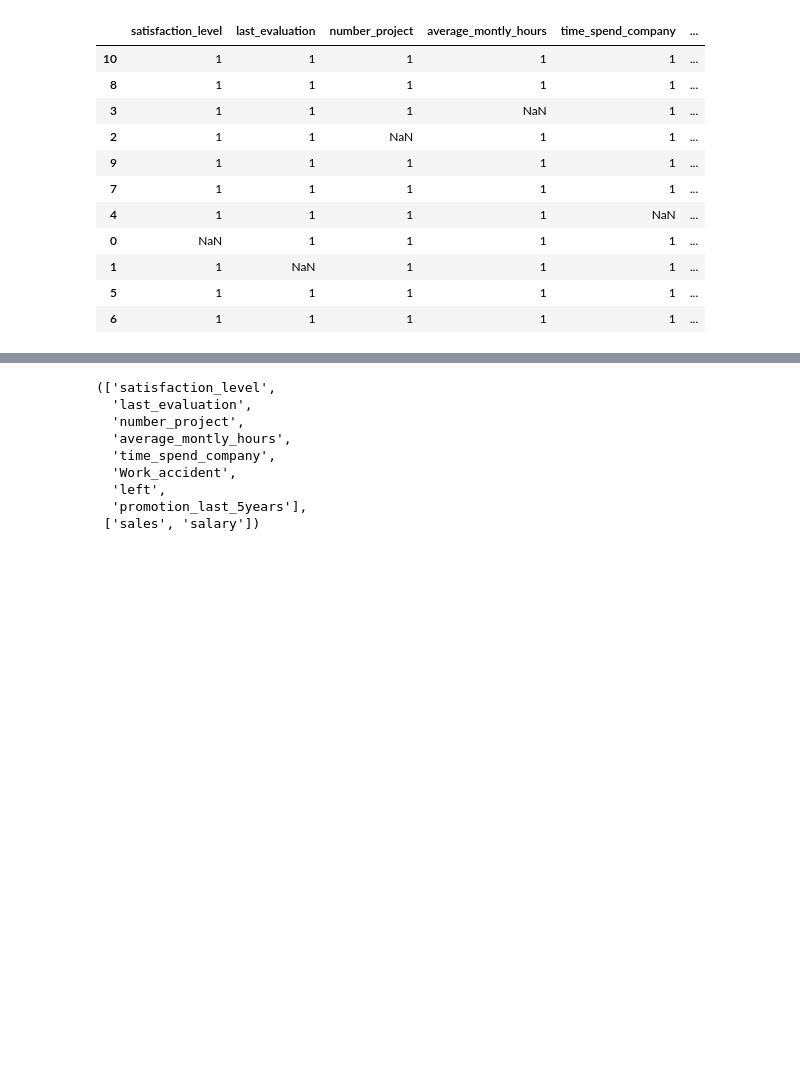
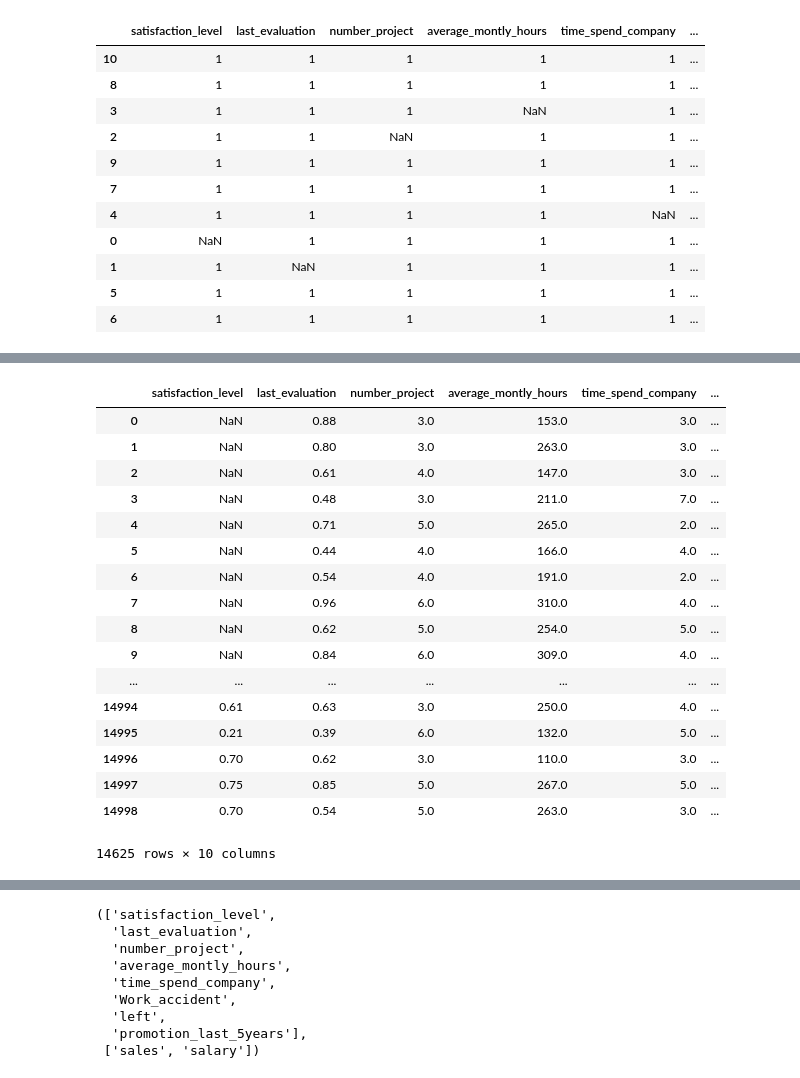
Before and after one commit to andirs/impyte, a Jupyter notebook: sandbox.ipynb, the cells around one changed output, grey strips where cells are left out. Saved outputs shown, nothing was run; the diff lists cells and outputs as text; code cells hidden in the pictures; blank space fills up the shorter version.

```diff
--- a/sandbox.ipynb
+++ b/sandbox.ipynb
@@ -199,3 +224,24 @@ _ = imputer.drop_pattern(7)
+# %%
+imputer.drop_pattern(7, inplace=True)
+# %% [output]
+|  | satisfaction_level | last_evaluation | number_project | average_montly_hours | time_spend_company | ... |
+| 0 | NaN | 0.88 | 3.0 | 153.0 | 3.0 | ... |
+| 1 | NaN | 0.80 | 3.0 | 263.0 | 3.0 | ... |
+| 2 | NaN | 0.61 | 4.0 | 147.0 | 3.0 | ... |
+| 3 | NaN | 0.48 | 3.0 | 211.0 | 7.0 | ... |
+| 4 | NaN | 0.71 | 5.0 | 265.0 | 2.0 | ... |
+| 5 | NaN | 0.44 | 4.0 | 166.0 | 4.0 | ... |
+| 6 | NaN | 0.54 | 4.0 | 191.0 | 2.0 | ... |
+| 7 | NaN | 0.96 | 6.0 | 310.0 | 4.0 | ... |
+| 8 | NaN | 0.62 | 5.0 | 254.0 | 5.0 | ... |
+| 9 | NaN | 0.84 | 6.0 | 309.0 | 4.0 | ... |
+| ... | ... | ... | ... | ... | ... | ... |
+| 14994 | 0.61 | 0.63 | 3.0 | 250.0 | 4.0 | ... |
+| 14995 | 0.21 | 0.39 | 6.0 | 132.0 | 5.0 | ... |
+| 14996 | 0.70 | 0.62 | 3.0 | 110.0 | 3.0 | ... |
+| 14997 | 0.75 | 0.85 | 5.0 | 267.0 | 5.0 | ... |
+| 14998 | 0.70 | 0.54 | 5.0 | 263.0 | 3.0 | ... |
+14625 rows × 10 columns
 # %%
 imputer.pattern()
 # %% [output]
```
Also changed, not shown: parts of 18 cells of this notebook, 1 other file.
